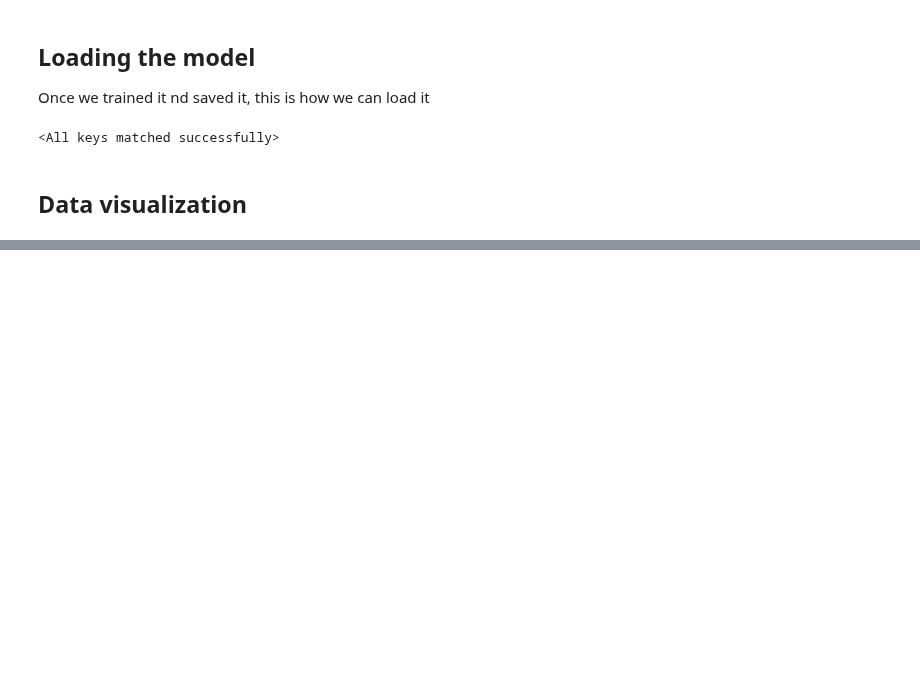
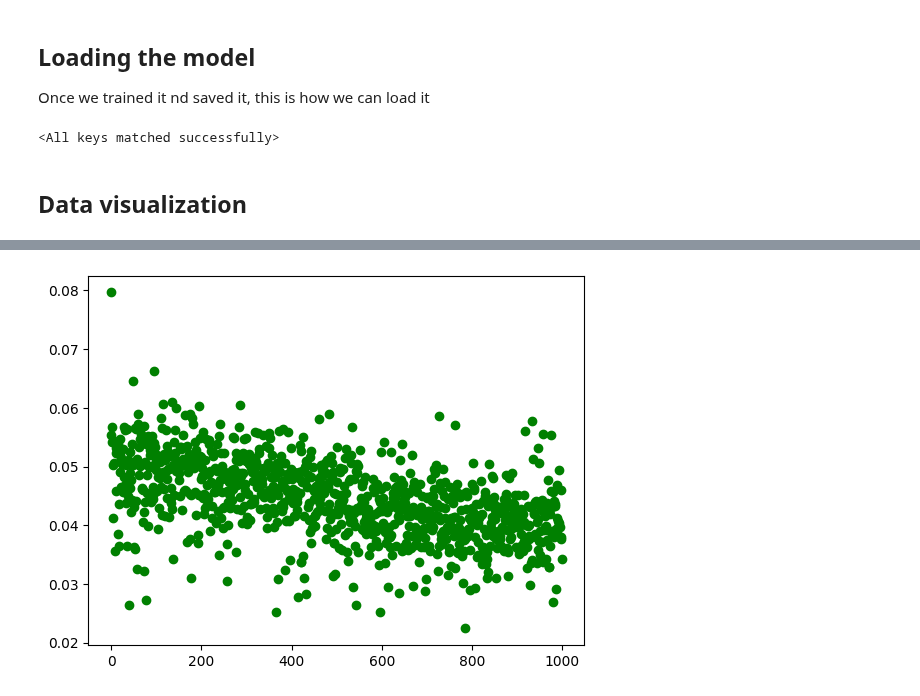
Before and after one commit to Nemesaaa/Projectlab, a Jupyter notebook: Codes/gnn.ipynb, the cells around one changed output, grey strips where cells are left out. Drawn from its saved outputs; the diff is of its cells as text; code cells hidden in the pictures; blank space fills up the shorter version.

```diff
--- a/Codes/gnn.ipynb
+++ b/Codes/gnn.ipynb
@@ -141,0 +132,5 @@ output = model2(prepared_training_data[3].edge_attr, prepared_training_data[3].e
+# %%
+plt.plot(losses, 'go')
+plt.show()
+# %% [output]
+[figure, added]
```
Also changed, not shown: parts of 3 cells of this notebook, 9 other files.
